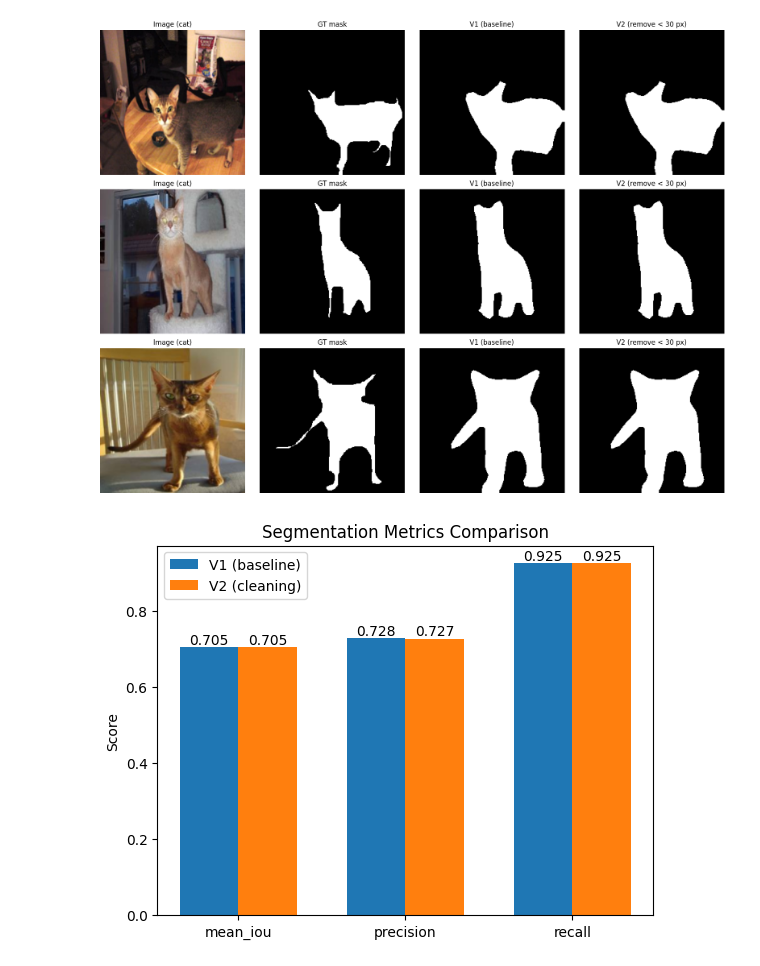
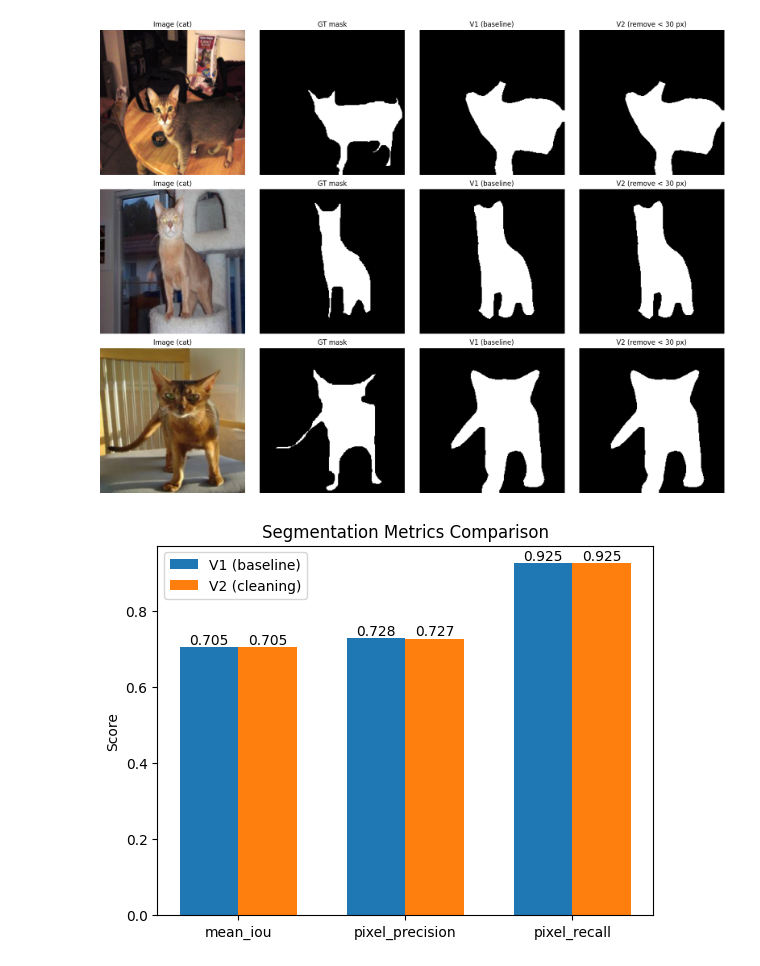
Before and after one commit to pinandr101/AIEngineering, a Jupyter notebook: homeworks/HW10-11/HW10-11.ipynb, the cells around one changed output. Drawn from its saved outputs; the diff is of its cells as text; code cells hidden in the pictures.

```diff
--- a/homeworks/HW10-11/HW10-11.ipynb
+++ b/homeworks/HW10-11/HW10-11.ipynb
@@ -345,10 +345,14 @@ def evaluate_v1(loader):
             ious.append(iou)
             precisions.append(prec)
             recalls.append(rec)
-    return {'mean_iou': np.mean(ious), 'precision': np.mean(precisions), 'recall': np.mean(recalls)}
+    return {
+        'mean_iou': float(np.mean(ious)),
+        'pixel_precision': float(np.mean(precisions)),
+        'pixel_recall': float(np.mean(recalls))
+    }
 
 # Альтернативный режим V2: удаление маленьких компонент связности
-def remove_small_components(mask, min_size=30):
+def remove_small_components(mask, min_size=10):
     if mask.sum() == 0:
         return mask
     mask_np = mask.numpy().astype(np.uint8)
@@ -361,7 +365,7 @@ def remove_small_components(mask, min_size=30):
             new_mask[labeled == i] = 1
     return torch.tensor(new_mask, dtype=torch.long)
 
-def evaluate_v2(loader, min_size=30):
+def evaluate_v2(loader, min_size=10):
     ious, precisions, recalls = [], [], []
     total_examples = 0
     masks_changed = 0
@@ -395,13 +399,14 @@ def evaluate_v2(loader, min_size=30):
         print(f"Average removed pixels per changed mask: {total_removed_pixels / masks_changed:.1f}")
     else:
         print("No masks were changed.")
+    print(f"Post-processing applied: removed components smaller than {min_size} pixels.")
     return {
-        'mean_iou': np.mean(ious),
-        'precision': np.mean(precisions),
-        'recall': np.mean(recalls)
+        'mean_iou': float(np.mean(ious)),
+        'pixel_precision': float(np.mean(precisions)),
+        'pixel_recall': float(np.mean(recalls))
     }
 
-def visualize_both_modes(dataset, indices, min_size=30):
+def visualize_both_modes(dataset, indices, min_size=10):
     n = len(indices)
     fig, axes = plt.subplots(n, 4, figsize=(16, 4*n))
     if n == 1:
@@ -670,26 +700,26 @@ plt.show()
 [figure]
 # %%
 metrics_dict = {'V1': metrics_v1, 'V2': metrics_v2}
-metric_names = ['mean_iou', 'precision', 'recall']
+metric_names = ['mean_iou', 'pixel_precision', 'pixel_recall']
 x = np.arange(len(metric_names))
 width = 0.35
 
 fig, ax = plt.subplots()
 bars1 = ax.bar(x - width/2, [metrics_dict['V1'][m] for m in metric_names], width, label='V1 (baseline)')
 bars2 = ax.bar(x + width/2, [metrics_dict['V2'][m] for m in metric_names], width, label='V2 (cleaning)')
 ax.set_ylabel('Score')
 ax.set_xticks(x)
 ax.set_xticklabels(metric_names)
 ax.legend()
 ax.set_title('Segmentation Metrics Comparison')
 for bars in [bars1, bars2]:
     for bar in bars:
         height = bar.get_height()
         ax.text(bar.get_x() + bar.get_width()/2., height, f'{height:.3f}', ha='center', va='bottom')
 plt.savefig('artifacts/figures/segmentation_metrics.png', dpi=150)
 plt.show()
 # %% [output]
-[figure, old version]
+[figure, new version]
 # %%
 rows = []
 
```
Also changed, not shown: parts of 9 cells of this notebook, 3 other files.
